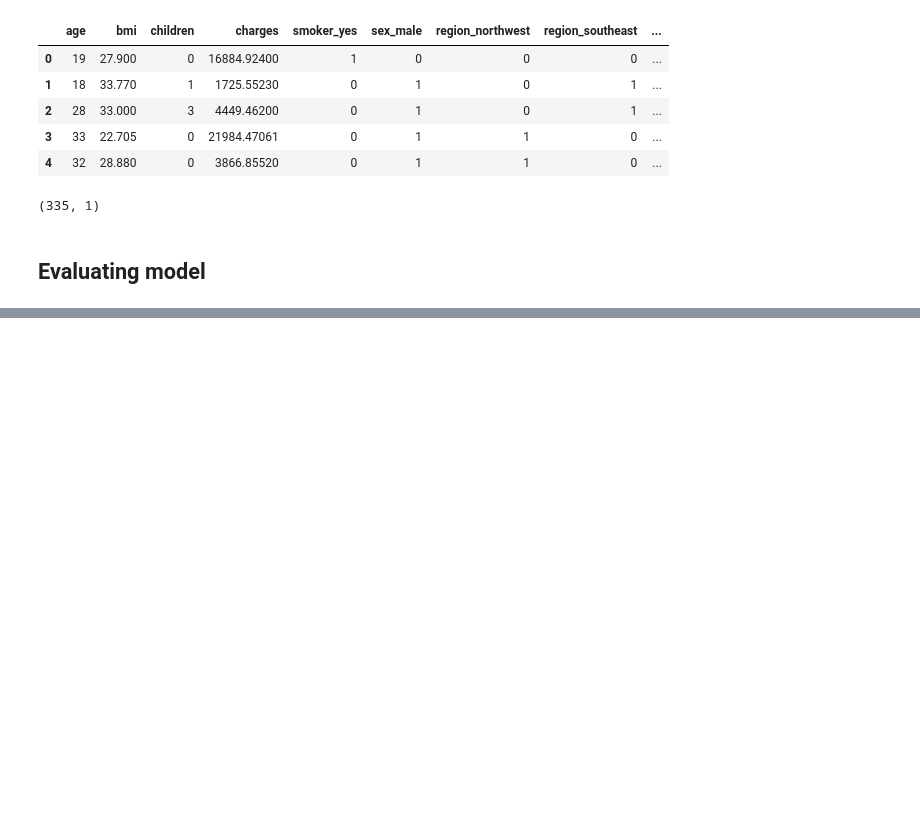
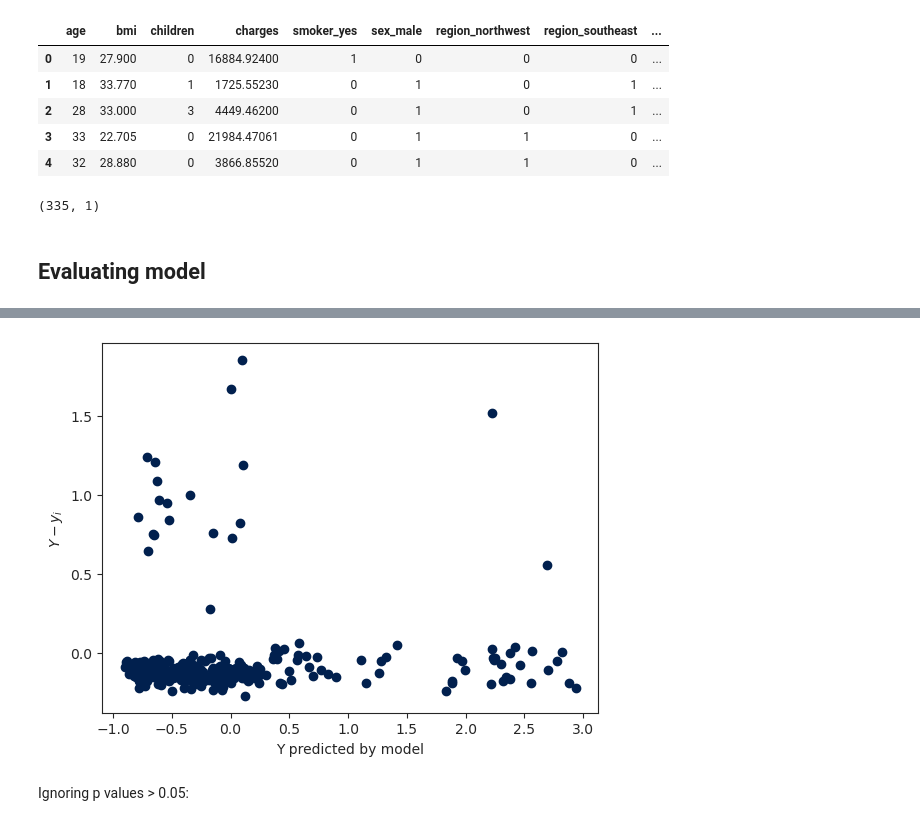
Before and after one commit to fenilenvinileno97/linear_regression, a Jupyter notebook: 3-practice.ipynb, the cells around one changed output, grey strips where cells are left out. Cells and saved outputs as stored; diff of their text form; code cells hidden in the pictures; blank space fills up the shorter version.

```diff
--- a/3-practice.ipynb
+++ b/3-practice.ipynb
@@ -260,0 +283,6 @@ plt.show()
+# %%
+df_second = df.copy()
+df_second["age2"] = df_second.age**2
+df_second["overweight"] = (df_second.bmi >= 30).astype(int)
+df_second["weight*smoker"] = df_second.overweight * df_second.smoker_yes
+df_second.head()
@@ -260,0 +296,28 @@ plt.show()
+# %%
+def multl_model(df, col_y):
+    """To train and test a multivariate linear model based on a set of x data in columns."""
+    # Setting x_cols, which are the set of independent variables, and y_col which is the variable to predict.
+    x_cols = list(set(df.columns) - set([col_y]))
+    y_col = [col_y]
+
+    X = df[x_cols].values
+    y = df[y_col].values
+
+    # Normalizing variables
+    X_train, X_test, y_train, y_test = train_test_split(X,y)
+    sc_x = StandardScaler().fit(X)
+    sc_y = StandardScaler().fit(y)
+
+    # Training the model
+    X_train = sc_x.transform(X_train)
+    X_test = sc_x.transform(X_test)
+    y_train = sc_y.transform(y_train)
+    y_test = sc_y.transform(y_test)
+
+    # Testing the model
+    model = LinearRegression()
+    model.fit(X_train, y_train)
+    y_pred = model.predict(X_test)
+    return X_train, X_test, y_train, y_test, y_pred
+# %%
+X_sec_train, X_sec_test, y_sec_train, y_sec_test, y_sec_pred = multl_model(df=df_second, col_y="charges");
@@ -260,0 +358,10 @@ plt.show()
+# %%
+residuals_sec = np.subtract(y_sec_test, y_sec_pred.reshape(-1, 1))
+plt.scatter(y_sec_pred, residuals_sec)
+plt.xlabel("Y predicted by model")
+plt.ylabel(r"$Y-y_{i}$")
+plt.show()
+# %% [output]
+[figure, added]
+# %% [markdown]
+Ignoring p values > 0.05:
```
Also changed, not shown: parts of 19 cells of this notebook, 2 other files.
